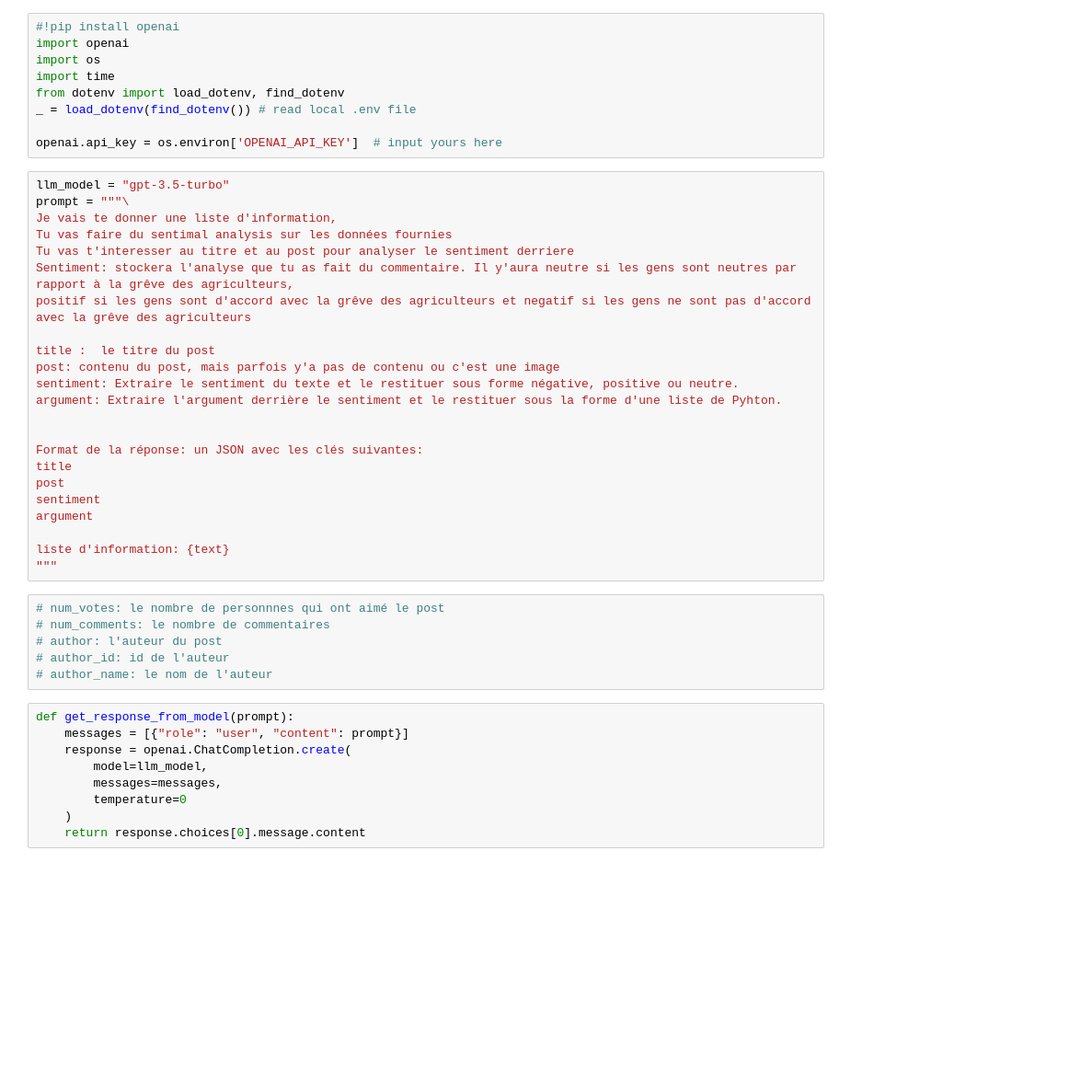
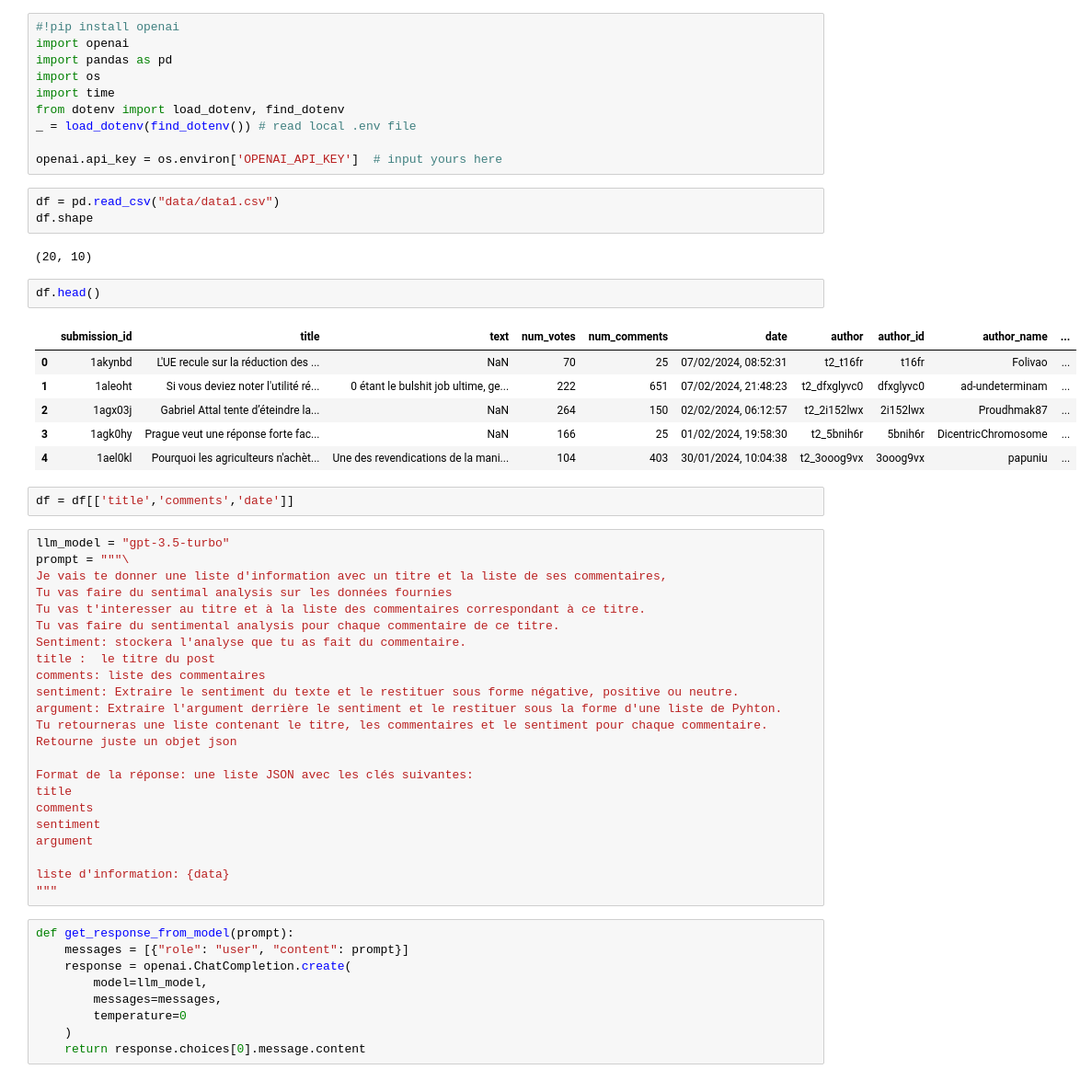
Before and after one commit to Aida73/seminaire-llm-m2ds, a Jupyter notebook: prise_en_main_open_ai.ipynb, the cells around one changed output. Shown at 92% size. Saved outputs shown, nothing was run; the diff lists cells and outputs as text; blank space fills up the shorter version.

```diff
--- a/prise_en_main_open_ai.ipynb
+++ b/prise_en_main_open_ai.ipynb
@@ -1,41 +1,52 @@
 # %%
 #!pip install openai
 import openai
+import pandas as pd
 import os
 import time
 from dotenv import load_dotenv, find_dotenv
 _ = load_dotenv(find_dotenv()) # read local .env file
 
 openai.api_key = os.environ['OPENAI_API_KEY']  # input yours here
+# %%
+df = pd.read_csv("data/data1.csv")
+df.shape
+# %% [output]
+(20, 10)
+# %%
+df.head()
+# %% [output]
+|  | submission_id | title | text | num_votes | num_comments | date | author | author_id | author_name | ... |
+| 0 | 1akynbd | L'UE recule sur la réduction des ... | NaN | 70 | 25 | 07/02/2024, 08:52:31 | t2_t16fr | t16fr | Folivao | ... |
+| 1 | 1aleoht | Si vous deviez noter l'utilité ré... | 0 étant le bulshit job ultime, ge... | 222 | 651 | 07/02/2024, 21:48:23 | t2_dfxglyvc0 | dfxglyvc0 | ad-undeterminam | ... |
+| 2 | 1agx03j | Gabriel Attal tente d’éteindre la... | NaN | 264 | 150 | 02/02/2024, 06:12:57 | t2_2i152lwx | 2i152lwx | Proudhmak87 | ... |
+| 3 | 1agk0hy | Prague veut une réponse forte fac... | NaN | 166 | 25 | 01/02/2024, 19:58:30 | t2_5bnih6r | 5bnih6r | DicentricChromosome | ... |
+| 4 | 1ael0kl | Pourquoi les agriculteurs n'achèt... | Une des revendications de la mani... | 104 | 403 | 30/01/2024, 10:04:38 | t2_3ooog9vx | 3ooog9vx | papuniu | ... |
+# %%
+df = df[['title','comments','date']]
 # %%
 llm_model = "gpt-3.5-turbo"
 prompt = """\
-Je vais te donner une liste d'information,
+Je vais te donner une liste d'information avec un titre et la liste de ses commentaires,
 Tu vas faire du sentimal analysis sur les données fournies
-Tu vas t'interesser au titre et au post pour analyser le sentiment derriere
-Sentiment: stockera l'analyse que tu as fait du commentaire. Il y'aura neutre si les gens sont neutres par rapport à la grêve des agriculteurs,
-positif si les gens sont d'accord avec la grêve des agriculteurs et negatif si les gens ne sont pas d'accord avec la grêve des agriculteurs
-
+Tu vas t'interesser au titre et à la liste des commentaires correspondant à ce titre.
+Tu vas faire du sentimental analysis pour chaque commentaire de ce titre.
+Sentiment: stockera l'analyse que tu as fait du commentaire.
 title :  le titre du post
-post: contenu du post, mais parfois y'a pas de contenu ou c'est une image
+comments: liste des commentaires
 sentiment: Extraire le sentiment du texte et le restituer sous forme négative, positive ou neutre.
 argument: Extraire l'argument derrière le sentiment et le restituer sous la forme d'une liste de Pyhton.
+Tu retourneras une liste contenant le titre, les commentaires et le sentiment pour chaque commentaire.
+Retourne juste un objet json
 
-
-Format de la réponse: un JSON avec les clés suivantes:
+Format de la réponse: une liste JSON avec les clés suivantes:
 title
-post
+comments
 sentiment
 argument
 
-liste d'information: {text}
+liste d'information: {data}
 """
-# %%
-# num_votes: le nombre de personnnes qui ont aimé le post
-# num_comments: le nombre de commentaires
-# author: l'auteur du post
-# author_id: id de l'auteur
-# author_name: le nom de l'auteur
 # %%
 def get_response_from_model(prompt):
     messages = [{"role": "user", "content": prompt}]
```
Also changed, not shown: parts of 11 cells of this notebook, 4 other files.
